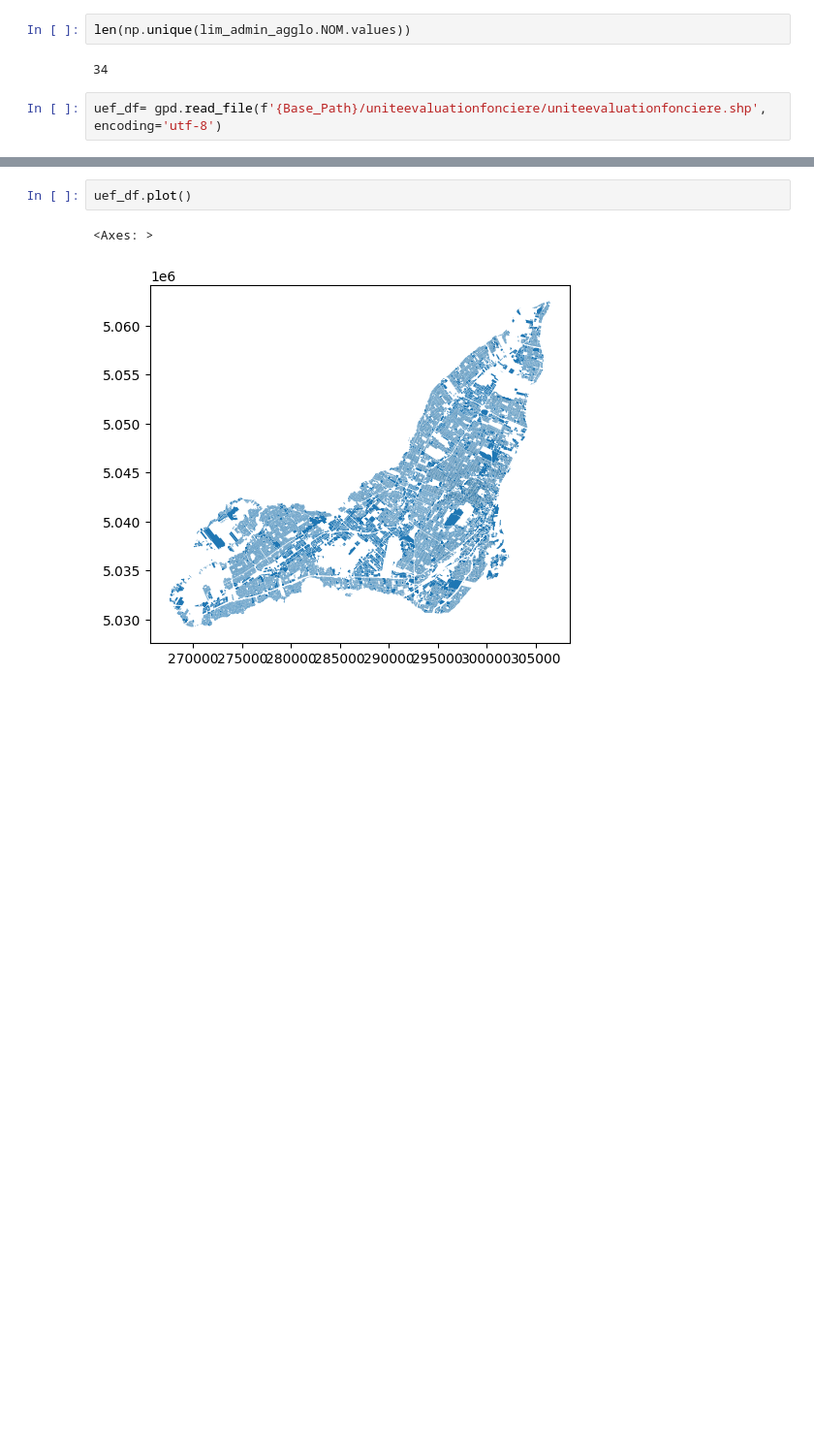
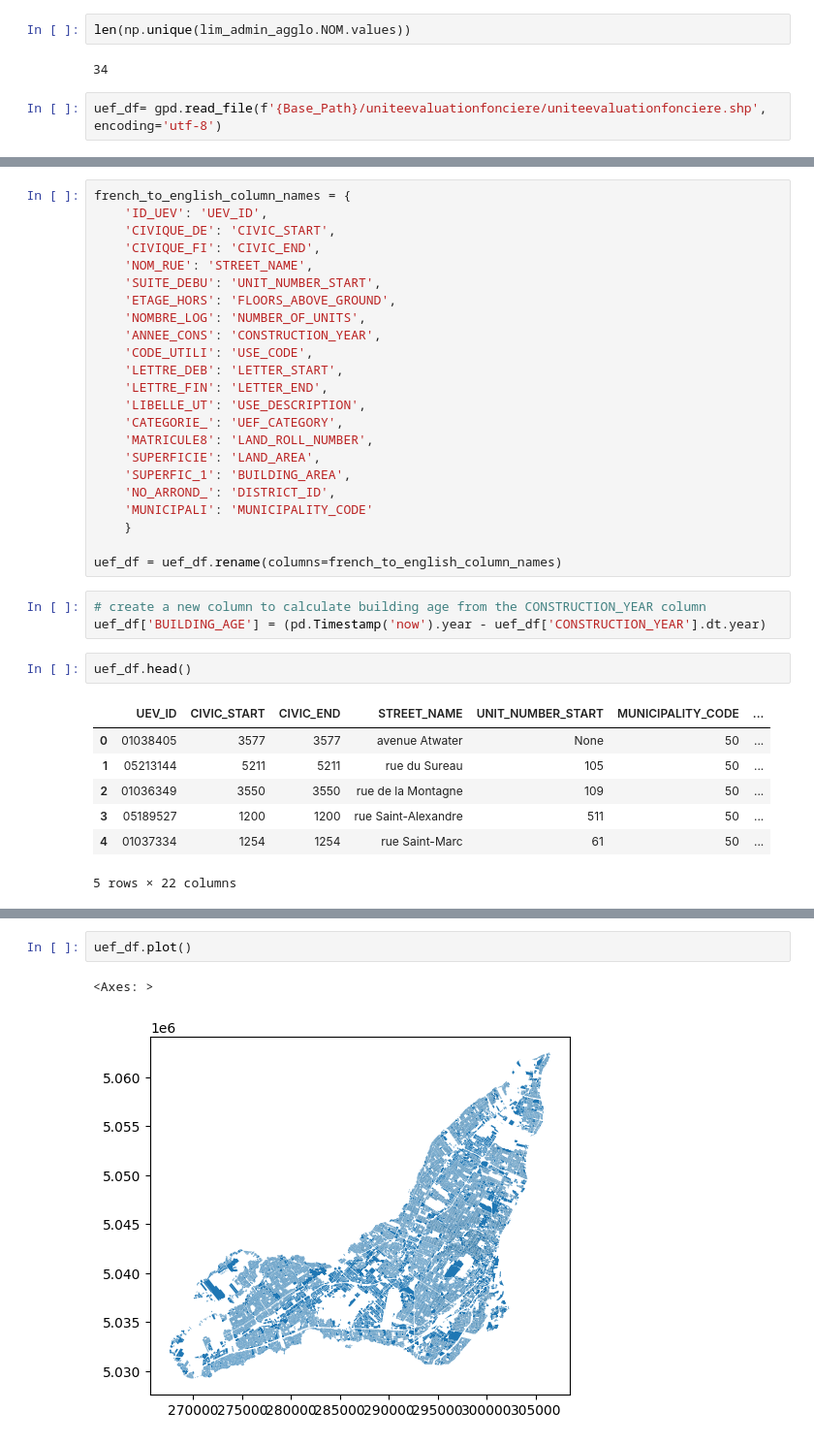
Before and after one commit to coddecses/ycbs299, a Jupyter notebook: notebooks/Capstone_Census_and_PA_Data_Analysis.ipynb, the cells around one changed output, grey strips where cells are left out. Shown at 97% size. Drawn from its saved outputs; the diff is of its cells as text; blank space fills up the shorter version.

```diff
--- a/notebooks/Capstone_Census_and_PA_Data_Analysis.ipynb
+++ b/notebooks/Capstone_Census_and_PA_Data_Analysis.ipynb
@@ -374,0 +523,36 @@ See the caveats in the documentation: https://pandas.pydata.org/pandas-docs/stab
+# %%
+french_to_english_column_names = {
+    'ID_UEV': 'UEV_ID',
+    'CIVIQUE_DE': 'CIVIC_START',
+    'CIVIQUE_FI': 'CIVIC_END',
+    'NOM_RUE': 'STREET_NAME',
+    'SUITE_DEBU': 'UNIT_NUMBER_START',
+    'ETAGE_HORS': 'FLOORS_ABOVE_GROUND',
+    'NOMBRE_LOG': 'NUMBER_OF_UNITS',
+    'ANNEE_CONS': 'CONSTRUCTION_YEAR',
+    'CODE_UTILI': 'USE_CODE',
+    'LETTRE_DEB': 'LETTER_START',
+    'LETTRE_FIN': 'LETTER_END',
+    'LIBELLE_UT': 'USE_DESCRIPTION',
+    'CATEGORIE_': 'UEF_CATEGORY',
+    'MATRICULE8': 'LAND_ROLL_NUMBER',
+    'SUPERFICIE': 'LAND_AREA',
+    'SUPERFIC_1': 'BUILDING_AREA',
+    'NO_ARROND_': 'DISTRICT_ID',
+    'MUNICIPALI': 'MUNICIPALITY_CODE'
+    }
+
+uef_df = uef_df.rename(columns=french_to_english_column_names)
+# %%
+# create a new column to calculate building age from the CONSTRUCTION_YEAR column
+uef_df['BUILDING_AGE'] = (pd.Timestamp('now').year - uef_df['CONSTRUCTION_YEAR'].dt.year)
+# %%
+uef_df.head()
+# %% [output]
+|  | UEV_ID | CIVIC_START | CIVIC_END | STREET_NAME | UNIT_NUMBER_START | MUNICIPALITY_CODE | ... |
+| 0 | 01038405 | 3577 | 3577 | avenue Atwater | None | 50 | ... |
+| 1 | 05213144 | 5211 | 5211 | rue du Sureau | 105 | 50 | ... |
+| 2 | 01036349 | 3550 | 3550 | rue de la Montagne | 109 | 50 | ... |
+| 3 | 05189527 | 1200 | 1200 | rue Saint-Alexandre | 511 | 50 | ... |
+| 4 | 01037334 | 1254 | 1254 | rue Saint-Marc | 61 | 50 | ... |
+5 rows × 22 columns
```
Also changed, not shown: parts of 13 cells of this notebook.
